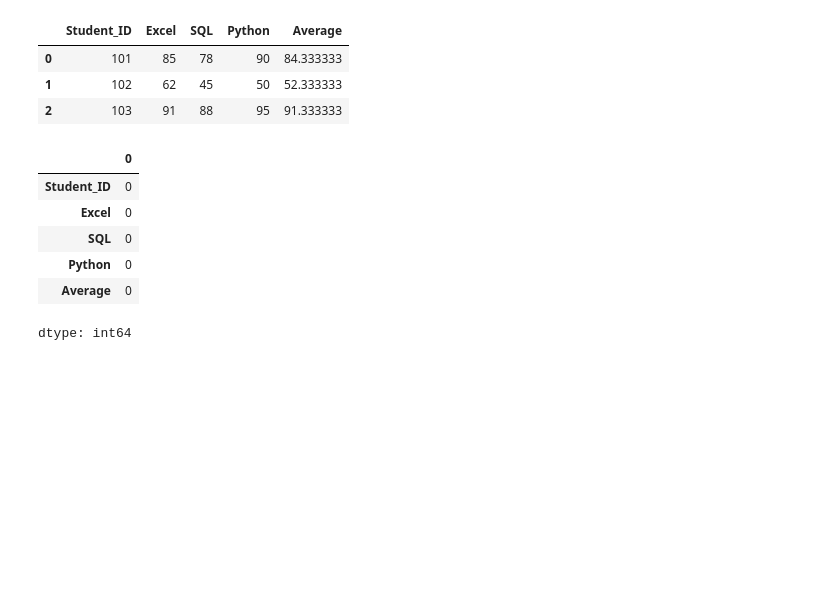
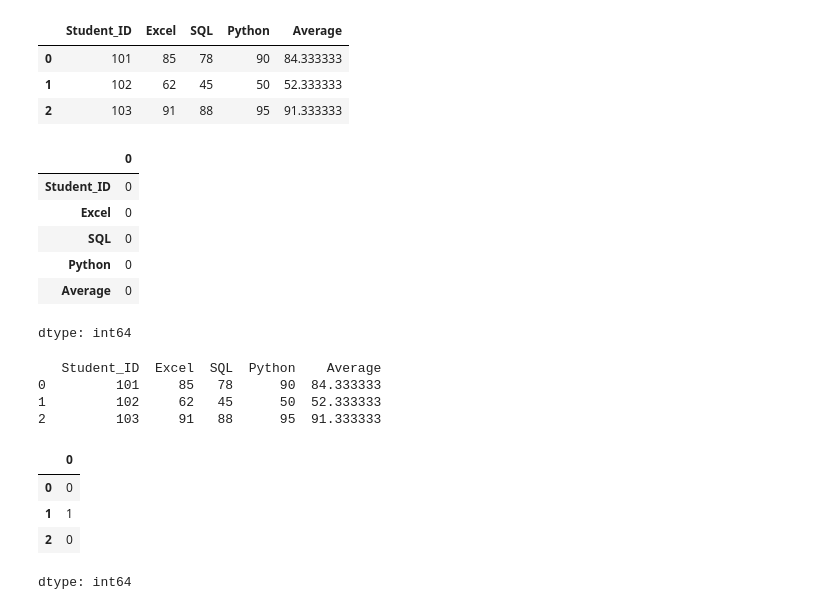
Before and after one commit to priya25-art/Machine-Learning, a Jupyter notebook: Machine_learning.ipynb, the cells around one changed output. Drawn from its saved outputs; the diff is of its cells as text; code cells hidden in the pictures; blank space fills up the shorter version.

```diff
--- a/Machine_learning.ipynb
+++ b/Machine_learning.ipynb
@@ -324,3 +324,19 @@ df.isnull().sum()
 | Python | 0 |
 | Average | 0 |
 dtype: int64
+# %%
+df["Average"] = df[["Python", "SQL", "Excel"]].mean(axis=1)
+print(df)
+# %% [output]
+   Student_ID  Excel  SQL  Python    Average
+0         101     85   78      90  84.333333
+1         102     62   45      50  52.333333
+2         103     91   88      95  91.333333
+# %%
+(df[["Python", "SQL", "Excel"]] <50).sum(axis=1)
+# %% [output]
+|  | 0 |
+| 0 | 0 |
+| 1 | 1 |
+| 2 | 0 |
+dtype: int64
```
